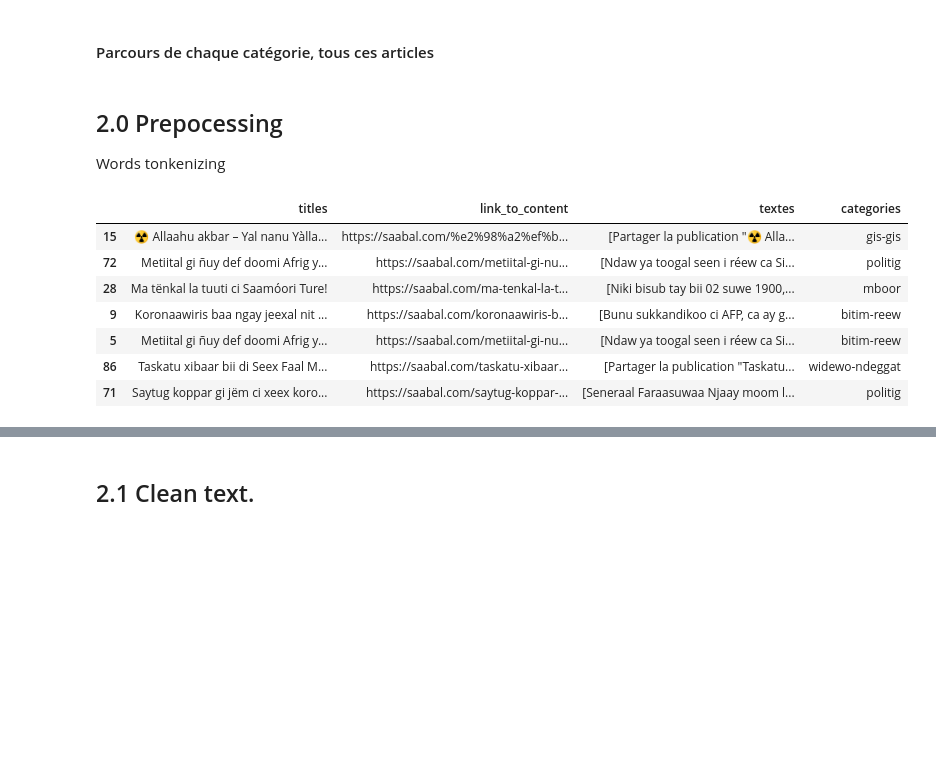
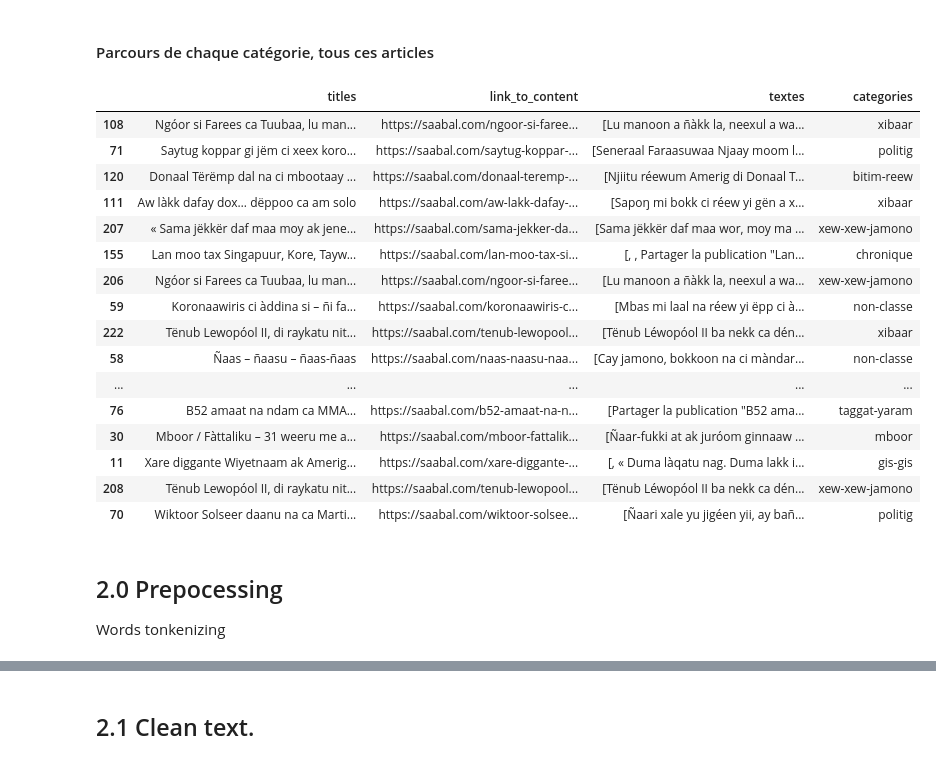
Before and after one commit to abdoulsn/Saabal_wolof, a Jupyter notebook: crawler_saabal.ipynb, the cells around one changed output, grey strips where cells are left out. Drawn from its saved outputs; the diff is of its cells as text; code cells hidden in the pictures; blank space fills up the shorter version.

```diff
--- a/crawler_saabal.ipynb
+++ b/crawler_saabal.ipynb
@@ -83,26 +80,32 @@ titles, link_to_content, textes, categories = get_data(liens_categories)
 # %%
-# save to dic
+titles, link_to_content, textes, categories = get_data(liens_categories)
+
+# to dic then to df
 data = {}
-
-data['titles'] = titles
-data['link_to_content'] = link_to_content
-data['textes'] = textes
-data['categories'] = categories
+data['titles'], data['link_to_content'], data['textes'], data['categories'] = get_data(liens_categories)
 df = pd.DataFrame(data)
+df.sample(25)
+# %% [output]
+|  | titles | link_to_content | textes | categories |
+| 108 | Ngóor si Farees ca Tuubaa, lu man... | https://saabal.com/ngoor-si-faree... | [Lu manoon a ñàkk la, neexul a wa... | xibaar |
+| 71 | Saytug koppar gi jëm ci xeex koro... | https://saabal.com/saytug-koppar-... | [Seneraal Faraasuwaa Njaay moom l... | politig |
+| 120 | Donaal Tërëmp dal na ci mbootaay ... | https://saabal.com/donaal-teremp-... | [Njiitu réewum Amerig di Donaal T... | bitim-reew |
+| 111 | Aw làkk dafay dox… dëppoo ca am solo | https://saabal.com/aw-lakk-dafay-... | [Sapoŋ mi bokk ci réew yi gën a x... | xibaar |
+| 207 | « Sama jëkkër daf maa moy ak jene... | https://saabal.com/sama-jekker-da... | [Sama jëkkër daf maa wor, moy ma ... | xew-xew-jamono |
+| 155 | Lan moo tax Singapuur, Kore, Tayw... | https://saabal.com/lan-moo-tax-si... | [, , Partager la publication "Lan... | chronique |
+| 206 | Ngóor si Farees ca Tuubaa, lu man... | https://saabal.com/ngoor-si-faree... | [Lu manoon a ñàkk la, neexul a wa... | xew-xew-jamono |
+| 59 | Koronaawiris ci àddina si – ñi fa... | https://saabal.com/koronaawiris-c... | [Mbas mi laal na réew yi ëpp ci à... | non-classe |
+| 222 | Tënub Lewopóol II, di raykatu nit... | https://saabal.com/tenub-lewopool... | [Tënub Léwopóol II ba nekk ca dén... | xibaar |
+| 58 | Ñaas – ñaasu – ñaas-ñaas | https://saabal.com/naas-naasu-naa... | [Cay jamono, bokkoon na ci màndar... | non-classe |
+| ... | ... | ... | ... | ... |
+| 76 | B52 amaat na ndam ca MMA… | https://saabal.com/b52-amaat-na-n... | [Partager la publication "B52 ama... | taggat-yaram |
+| 30 | Mboor / Fàttaliku – 31 weeru me a... | https://saabal.com/mboor-fattalik... | [Ñaar-fukki at ak juróom ginnaaw ... | mboor |
+| 11 | Xare diggante Wiyetnaam ak Amerig... | https://saabal.com/xare-diggante-... | [, « Duma làqatu nag. Duma lakk i... | gis-gis |
+| 208 | Tënub Lewopóol II, di raykatu nit... | https://saabal.com/tenub-lewopool... | [Tënub Léwopóol II ba nekk ca dén... | xew-xew-jamono |
+| 70 | Wiktoor Solseer daanu na ca Marti... | https://saabal.com/wiktoor-solsee... | [Ñaari xale yu jigéen yii, ay bañ... | politig |
 # %% [markdown]
 ## 2.0 Prepocessing
 Words tonkenizing
-# %%
-df.sample(7, random_state=1456)
-# %% [output]
-|  | titles | link_to_content | textes | categories |
-| 15 | ☢️ Allaahu akbar – Yal nanu Yàlla... | https://saabal.com/%e2%98%a2%ef%b... | [Partager la publication "☢️ Alla... | gis-gis |
-| 72 | Metiital gi ñuy def doomi Afrig y... | https://saabal.com/metiital-gi-nu... | [Ndaw ya toogal seen i réew ca Si... | politig |
-| 28 | Ma tënkal la tuuti ci Saamóori Ture! | https://saabal.com/ma-tenkal-la-t... | [Niki bisub tay bii 02 suwe 1900,... | mboor |
-| 9 | Koronaawiris baa ngay jeexal nit ... | https://saabal.com/koronaawiris-b... | [Bunu sukkandikoo ci AFP, ca ay g... | bitim-reew |
-| 5 | Metiital gi ñuy def doomi Afrig y... | https://saabal.com/metiital-gi-nu... | [Ndaw ya toogal seen i réew ca Si... | bitim-reew |
-| 86 | Taskatu xibaar bii di Seex Faal M... | https://saabal.com/taskatu-xibaar... | [Partager la publication "Taskatu... | widewo-ndeggat |
-| 71 | Saytug koppar gi jëm ci xeex koro... | https://saabal.com/saytug-koppar-... | [Seneraal Faraasuwaa Njaay moom l... | politig |
 # %%
 df.to_csv('data/raw_data.csv') # temps save
 # %%
```
Also changed, not shown: parts of 3 cells of this notebook.
